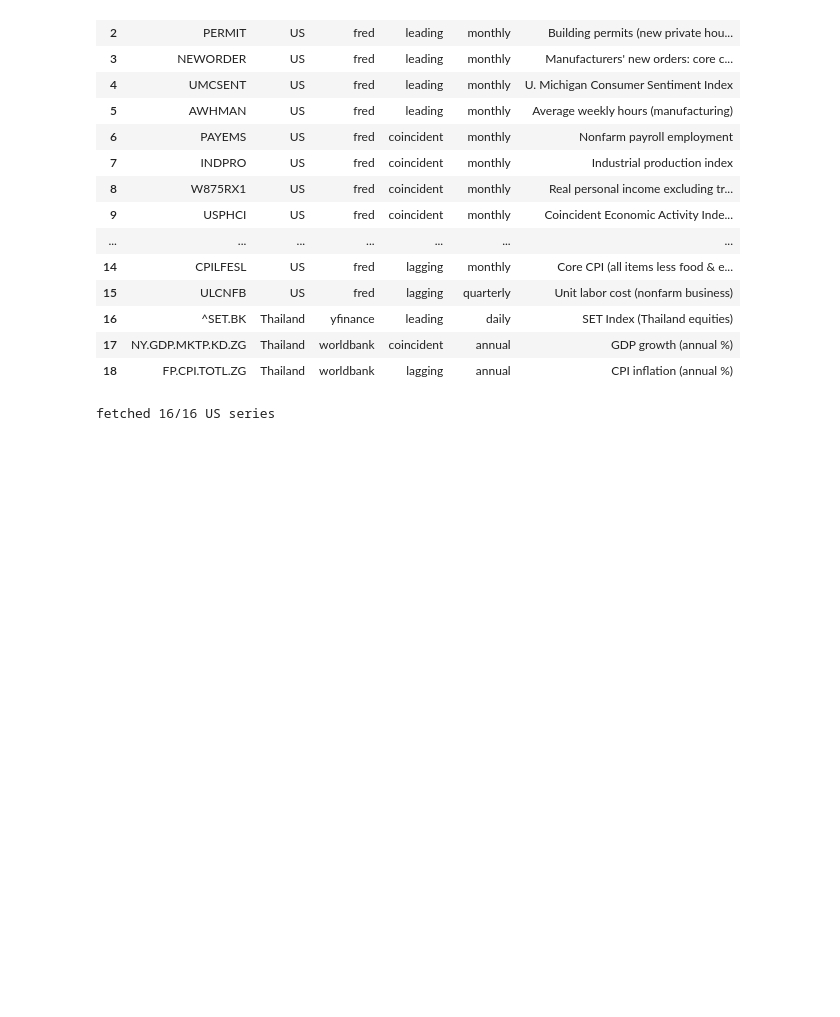
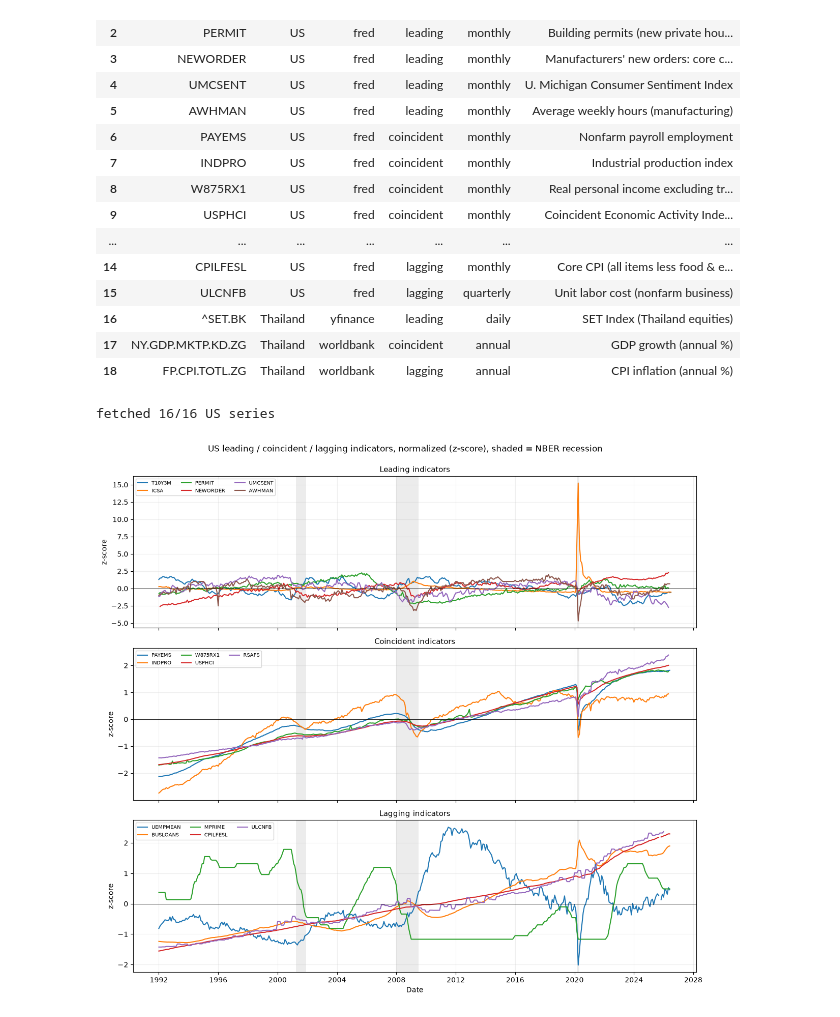
Before and after one commit to thatbeer/macro_data, a Jupyter notebook: notebooks/leading_coincident_lagging_indicators.ipynb, the cells around one changed output. Saved outputs shown, nothing was run; the diff lists cells and outputs as text; code cells hidden in the pictures; blank space fills up the shorter version.

Commit message:
Add normalized trend charts, commentary, and US snapshot table

```diff
--- a/notebooks/leading_coincident_lagging_indicators.ipynb
+++ b/notebooks/leading_coincident_lagging_indicators.ipynb
@@ -80,3 +80,86 @@ usrec = fred.fetch(recession_cfg)
 print(f"fetched {len(us_raw)}/{len(FRED_SERIES)} US series" + (f"; failed: {list(us_failed)}" if us_failed else ""))
 # %% [output]
 fetched 16/16 US series
+# %%
+WINDOW_START = "1992-01-01"
+
+
+def to_monthly(df, freq):
+    s = df["value"]
+    if freq in ("D", "W"):
+        return s.resample("MS").mean()
+    if freq == "Q":
+        return s.resample("MS").ffill()
+    return s.resample("MS").last()
+
+
+us_monthly = {
+    series_id: to_monthly(df, FRED_SERIES[series_id][1])
+    for series_id, df in us_raw.items()
+}
+usrec_monthly = usrec["value"].resample("MS").max()
+
+categories = {"leading": [], "coincident": [], "lagging": []}
+for series_id, (tag, _freq) in FRED_SERIES.items():
+    if series_id in us_monthly:
+        categories[tag].append(series_id)
+
+category_frames = {
+    tag: pd.DataFrame({sid: us_monthly[sid] for sid in ids}).dropna(how="all")
+    for tag, ids in categories.items()
+}
+
+
+def zscore(frame, start=WINDOW_START):
+    windowed = frame.loc[start:]
+    return (windowed - windowed.mean()) / windowed.std()
+
+
+zscored = {tag: zscore(frame) for tag, frame in category_frames.items()}
+
+
+def recession_spans(flags):
+    flags = flags.dropna()
+    spans = []
+    span_start = None
+    for date, val in flags.items():
+        if val >= 0.5 and span_start is None:
+            span_start = date
+        elif val < 0.5 and span_start is not None:
+            spans.append((span_start, date))
+            span_start = None
+    if span_start is not None:
+        spans.append((span_start, flags.index[-1]))
+    return spans
+
+
+rec_spans = recession_spans(usrec_monthly.loc[WINDOW_START:])
+
+tag_titles = {
+    "leading": "Leading indicators",
+    "coincident": "Coincident indicators",
+    "lagging": "Lagging indicators",
+}
+
+fig, axes = plt.subplots(3, 1, figsize=(12, 11), sharex=True)
+for ax, tag in zip(axes, ["leading", "coincident", "lagging"]):
+    frame = zscored[tag]
+    for col in frame.columns:
+        ax.plot(frame.index, frame[col], linewidth=1.5, label=col)
+    for span_start, span_end in rec_spans:
+        ax.axvspan(span_start, span_end, color="grey", alpha=0.15, linewidth=0)
+    ax.set_title(tag_titles[tag], fontsize=11)
+    ax.set_ylabel("z-score")
+    ax.axhline(0, color="black", linewidth=0.6)
+    ax.legend(fontsize=7, ncol=3, loc="upper left")
+    ax.grid(alpha=0.2)
+
+axes[-1].set_xlabel("Date")
+fig.suptitle(
+    "US leading / coincident / lagging indicators, normalized (z-score), shaded = NBER recession",
+    y=0.995,
+)
+plt.tight_layout()
+plt.show()
+# %% [output]
+[figure, added]
```
Also changed, not shown: parts of 2 cells of this notebook.
